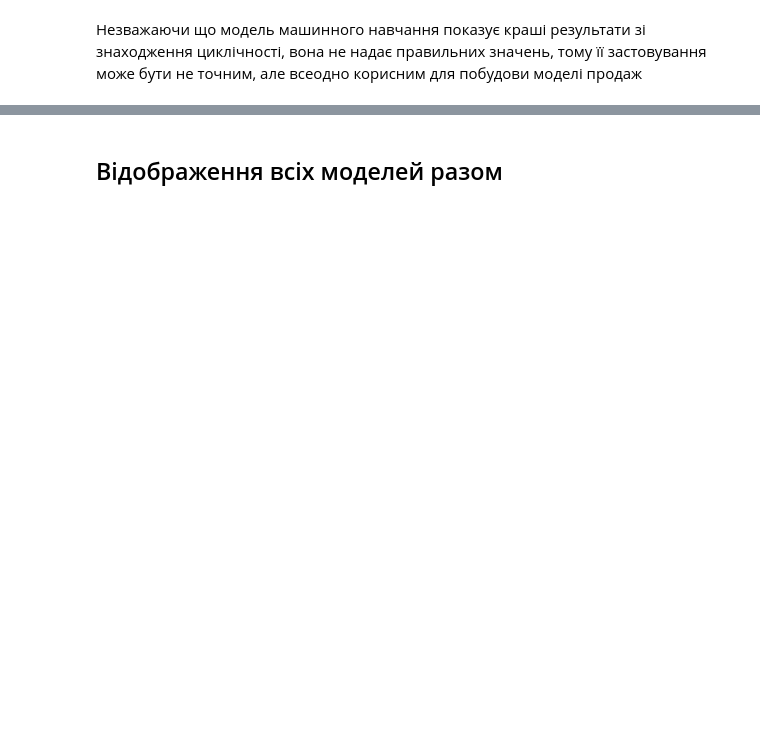
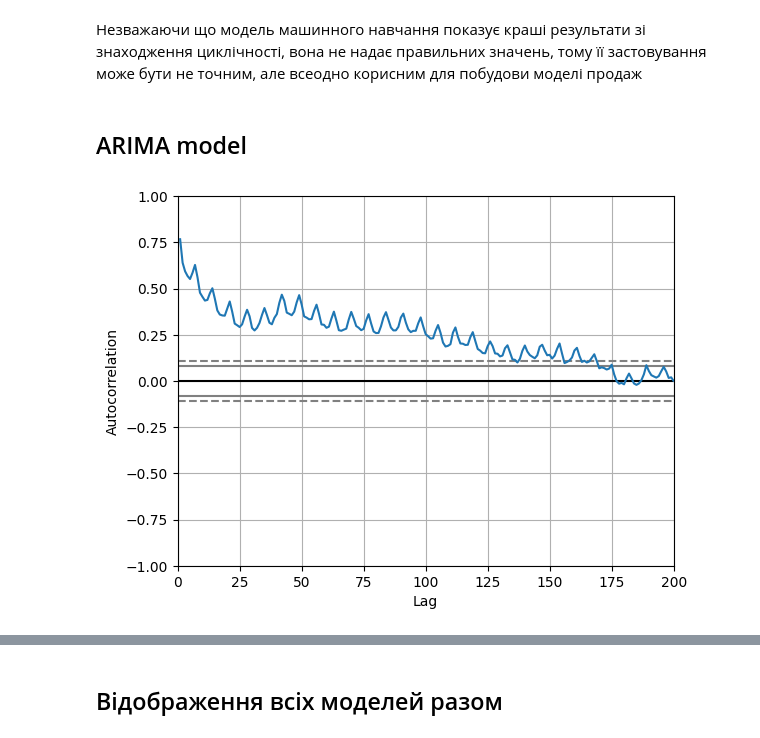
Before and after one commit to MykhailoRp/DA_testtask, a Jupyter notebook: task1.ipynb, the cells around one changed output, grey strips where cells are left out. Drawn from its saved outputs; the diff is of its cells as text; code cells hidden in the pictures; blank space fills up the shorter version.

```diff
--- a/task1.ipynb
+++ b/task1.ipynb
@@ -857,2 +864,14 @@ MSE: 8491.164198775983
 # %% [markdown]
 Незважаючи що модель машинного навчання показує краші результати зі знаходження циклічності, вона не надає правильних значень, тому її застовування може бути не точним, але всеодно корисним для побудови моделі продаж
+# %% [markdown]
+## ARIMA model
+# %%
+from pandas.plotting import autocorrelation_plot
+
+autocorrelation_plot(pd.Series(index = X_train, data = y_train))
+ax = plt.gca()
+ax.set_xlim([0, 200])
+# ax.set_ylim([ymin, ymax])
+plt.show()
+# %% [output]
+[figure, added]
```
Also changed, not shown: parts of 21 cells of this notebook, 5 other files.
